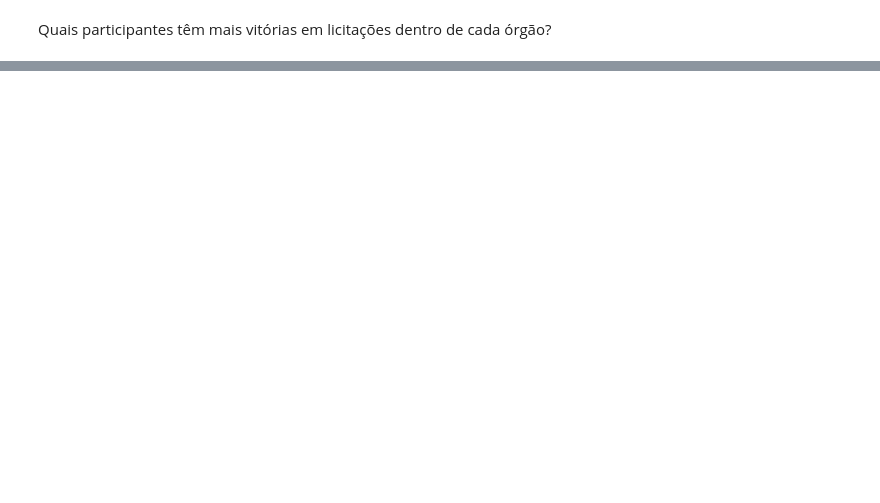
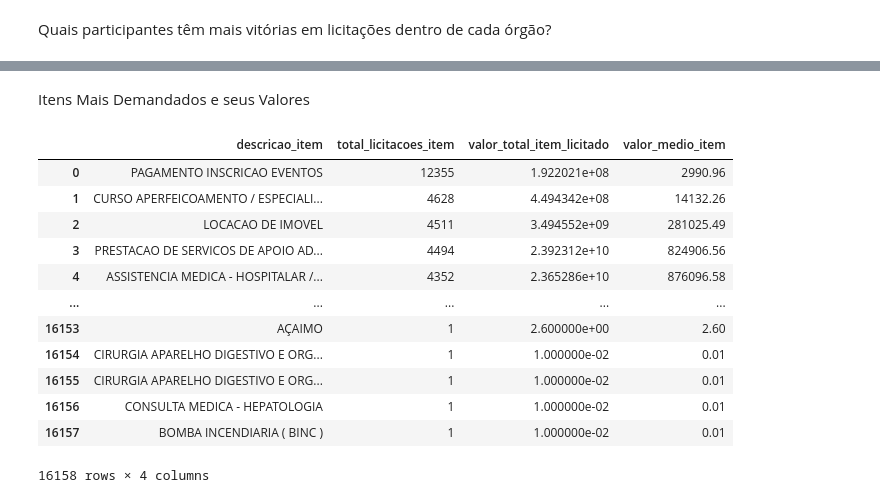
Before and after one commit to Th1agoFarias/Analise-Licitacoes-Publicas-CGU, a Jupyter notebook: cgu.ipynb, the cells around one changed output, grey strips where cells are left out. Cells and saved outputs as stored; diff of their text form; code cells hidden in the pictures; blank space fills up the shorter version.

Commit message:
extraindo querys da base

```diff
--- a/cgu.ipynb
+++ b/cgu.ipynb
@@ -48,0 +157,29 @@ Em quais UFs os órgãos públicos mais realizam licitações?
+# %% [markdown]
+Itens Mais Demandados e seus Valores
+# %%
+query = """
+SELECT
+  descricao_item,
+  COUNT(DISTINCT id_licitacao) AS total_licitacoes_item,
+  ROUND(SUM(valor_item), 2) AS valor_total_item_licitado,
+  ROUND(AVG(valor_item), 2) AS valor_medio_item
+FROM basedosdados.br_cgu_licitacao_contrato.licitacao_item
+GROUP BY descricao_item
+ORDER BY total_licitacoes_item DESC, valor_total_item_licitado DESC;
+"""
+
+bd.read_sql(query = query, billing_project_id = billing_id)
+# %% [output]
+|  | descricao_item | total_licitacoes_item | valor_total_item_licitado | valor_medio_item |
+| 0 | PAGAMENTO INSCRICAO EVENTOS | 12355 | 1.922021e+08 | 2990.96 |
+| 1 | CURSO APERFEICOAMENTO / ESPECIALI... | 4628 | 4.494342e+08 | 14132.26 |
+| 2 | LOCACAO DE IMOVEL | 4511 | 3.494552e+09 | 281025.49 |
+| 3 | PRESTACAO DE SERVICOS DE APOIO AD... | 4494 | 2.392312e+10 | 824906.56 |
+| 4 | ASSISTENCIA MEDICA - HOSPITALAR /... | 4352 | 2.365286e+10 | 876096.58 |
+| ... | ... | ... | ... | ... |
+| 16153 | AÇAIMO | 1 | 2.600000e+00 | 2.60 |
+| 16154 | CIRURGIA APARELHO DIGESTIVO E ORG... | 1 | 1.000000e-02 | 0.01 |
+| 16155 | CIRURGIA APARELHO DIGESTIVO E ORG... | 1 | 1.000000e-02 | 0.01 |
+| 16156 | CONSULTA MEDICA - HEPATOLOGIA | 1 | 1.000000e-02 | 0.01 |
+| 16157 | BOMBA INCENDIARIA ( BINC ) | 1 | 1.000000e-02 | 0.01 |
+16158 rows × 4 columns
```
Also changed, not shown: parts of 17 cells of this notebook.
